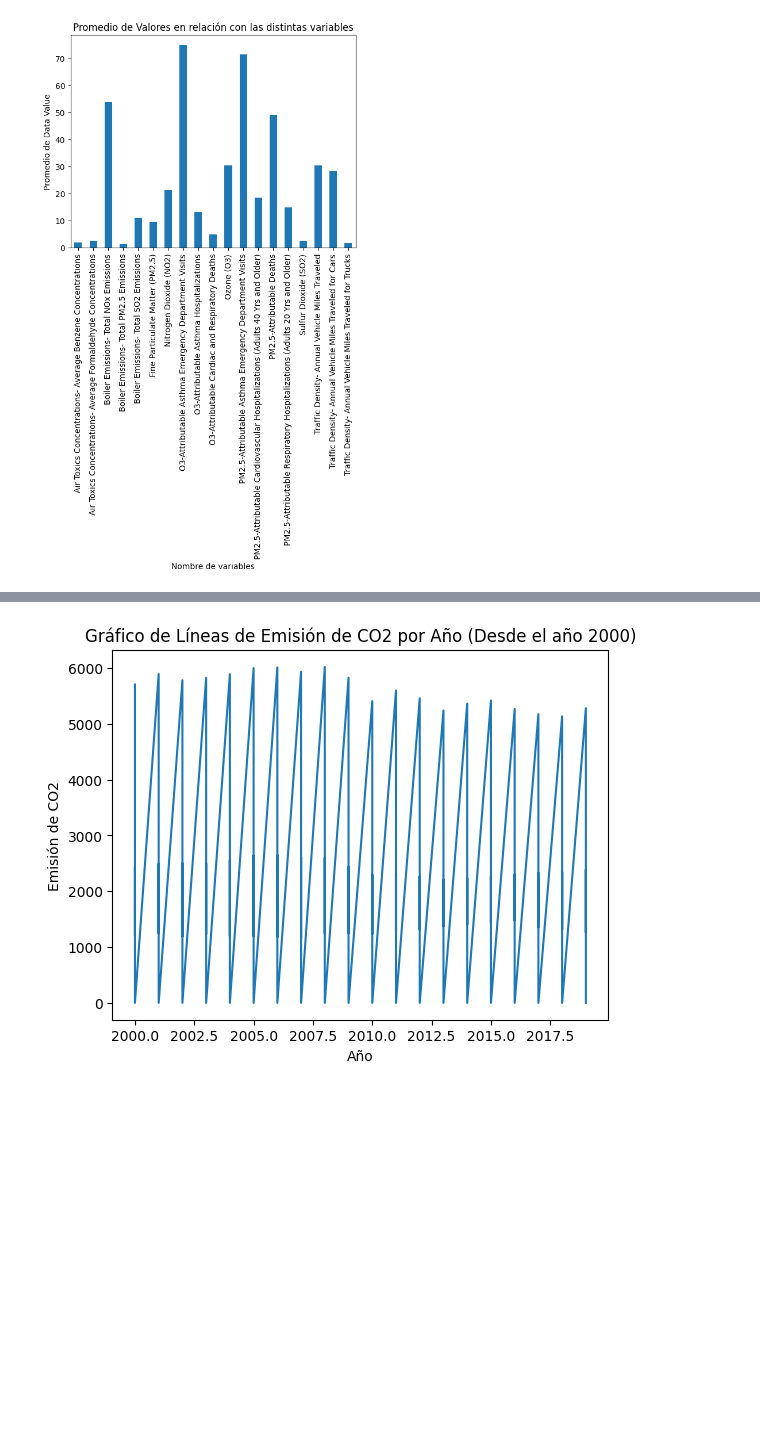
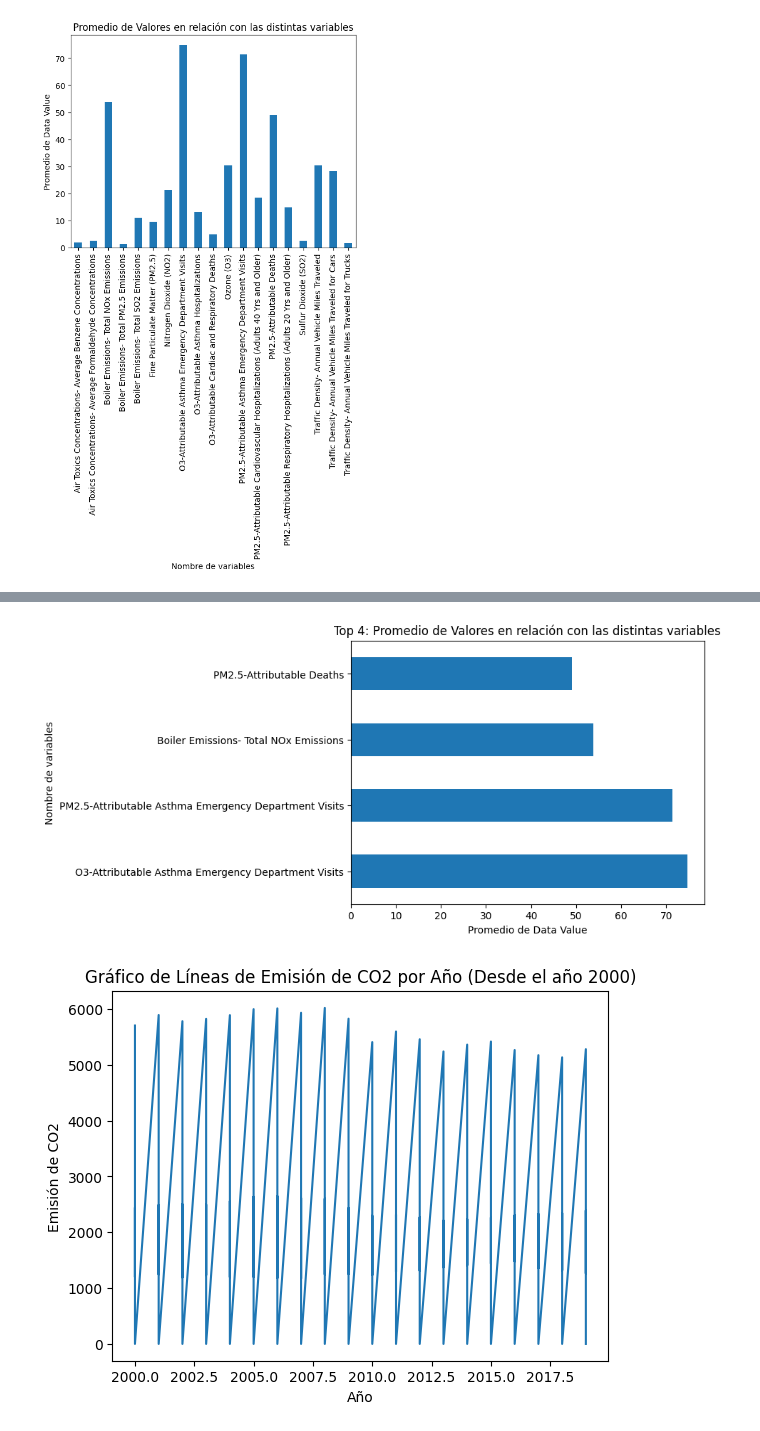
Before and after one commit to A-Lasso/Taxis-NewYork, a Jupyter notebook: Analisis_eda_contaminacion.ipynb, the cells around one changed output, grey strips where cells are left out. Drawn from its saved outputs; the diff is of its cells as text; code cells hidden in the pictures; blank space fills up the shorter version.

```diff
--- a/Análisis_eda_contaminacion.ipynb
+++ b/Analisis_eda_contaminacion.ipynb
@@ -369,3 +380,17 @@ plt.show()
+# %%
+# Genero una relación o agrupación
+promedio_data_value = df_calidadDelAire.groupby('Name')['Data Value'].mean()
+
+# Ordenar el DataFrame en orden descendente
+top_4 = promedio_data_value.sort_values(ascending=False).head(4)
+
+# Trazar el histograma horizontal para el top 4
+top_4.plot(kind='barh', title='Top 4: Promedio de Valores en relación con las distintas variables')
+plt.xlabel('Promedio de Data Value')
+plt.ylabel('Nombre de variables')
+plt.show()
+# %% [output]
+[figure, added]
 # %%
 # Filtra los datos del DataFrame df_energia para incluir solo los años a partir del 2000
 df_energia_desde_2000 = df_energia[df_energia['Year'] >= 2000]
```
Also changed, not shown: parts of 1 cell of this notebook.
